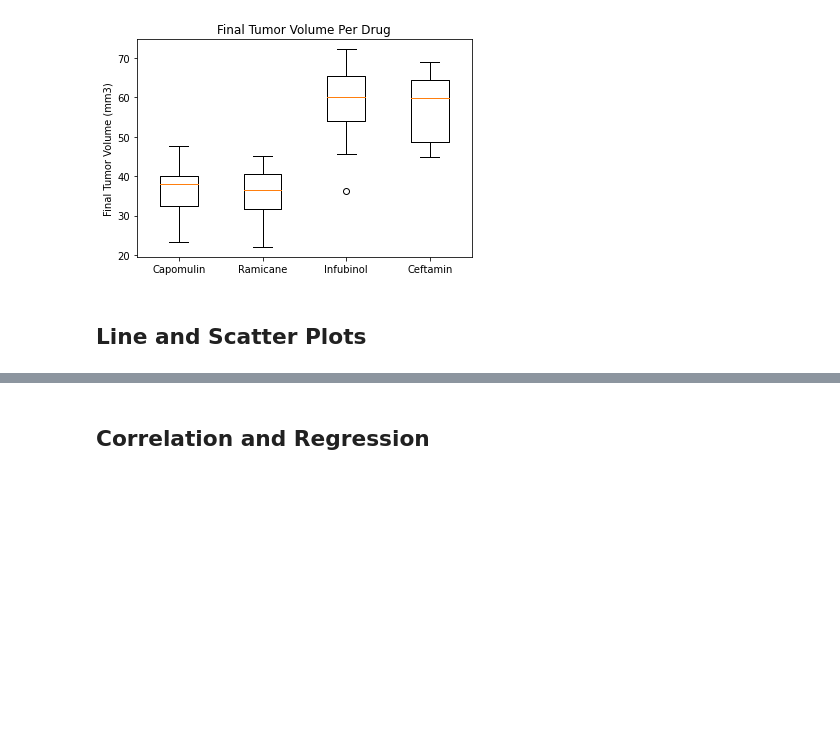
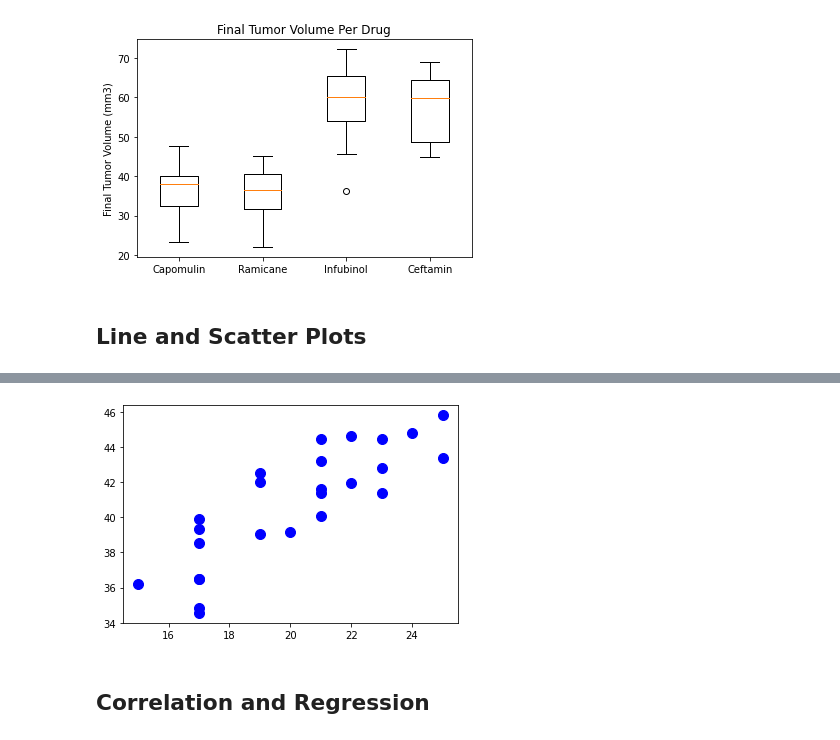
Before and after one commit to kevinsmith78/Pymaceuticals, a Jupyter notebook: main.ipynb, the cells around one changed output, grey strips where cells are left out. Saved outputs shown, nothing was run; the diff lists cells and outputs as text; code cells hidden in the pictures; blank space fills up the shorter version.

```diff
--- a/main.ipynb
+++ b/main.ipynb
@@ -459,5 +437,10 @@ capo_m
 # %%
 # Generate a scatter plot of average tumor volume vs. mouse weight for the Capomulin regimen
+avg_tumor = capo_m.groupby(['Mouse ID']).mean()
+plt.scatter(avg_tumor['Weight (g)'],avg_tumor['Tumor Volume (mm3)'], s=100, color = "blue")
+plt.show()
+# %% [output]
+[figure, added]
 # %% [markdown]
 ## Correlation and Regression
 # %%
```
Also changed, not shown: parts of 4 cells of this notebook.
